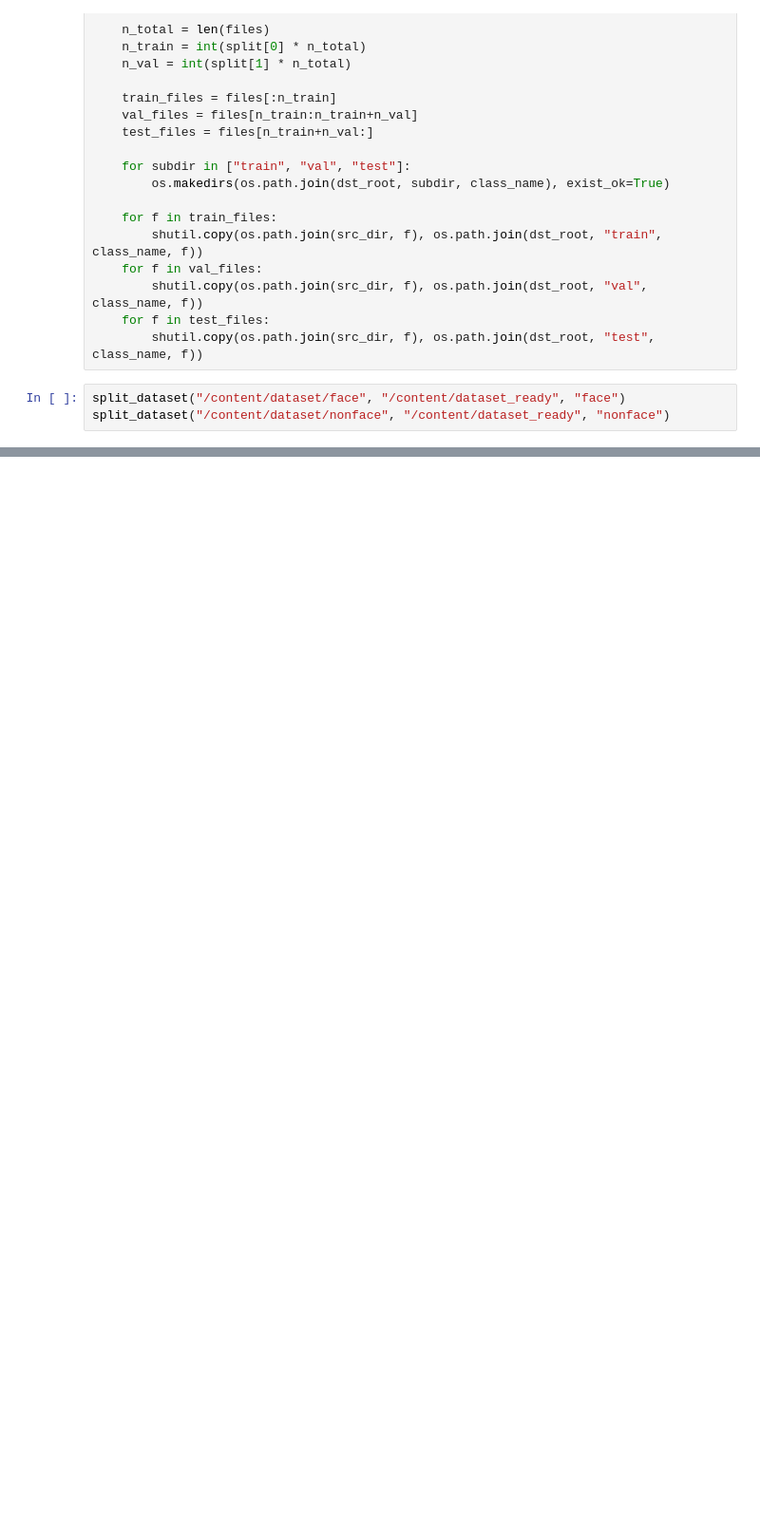
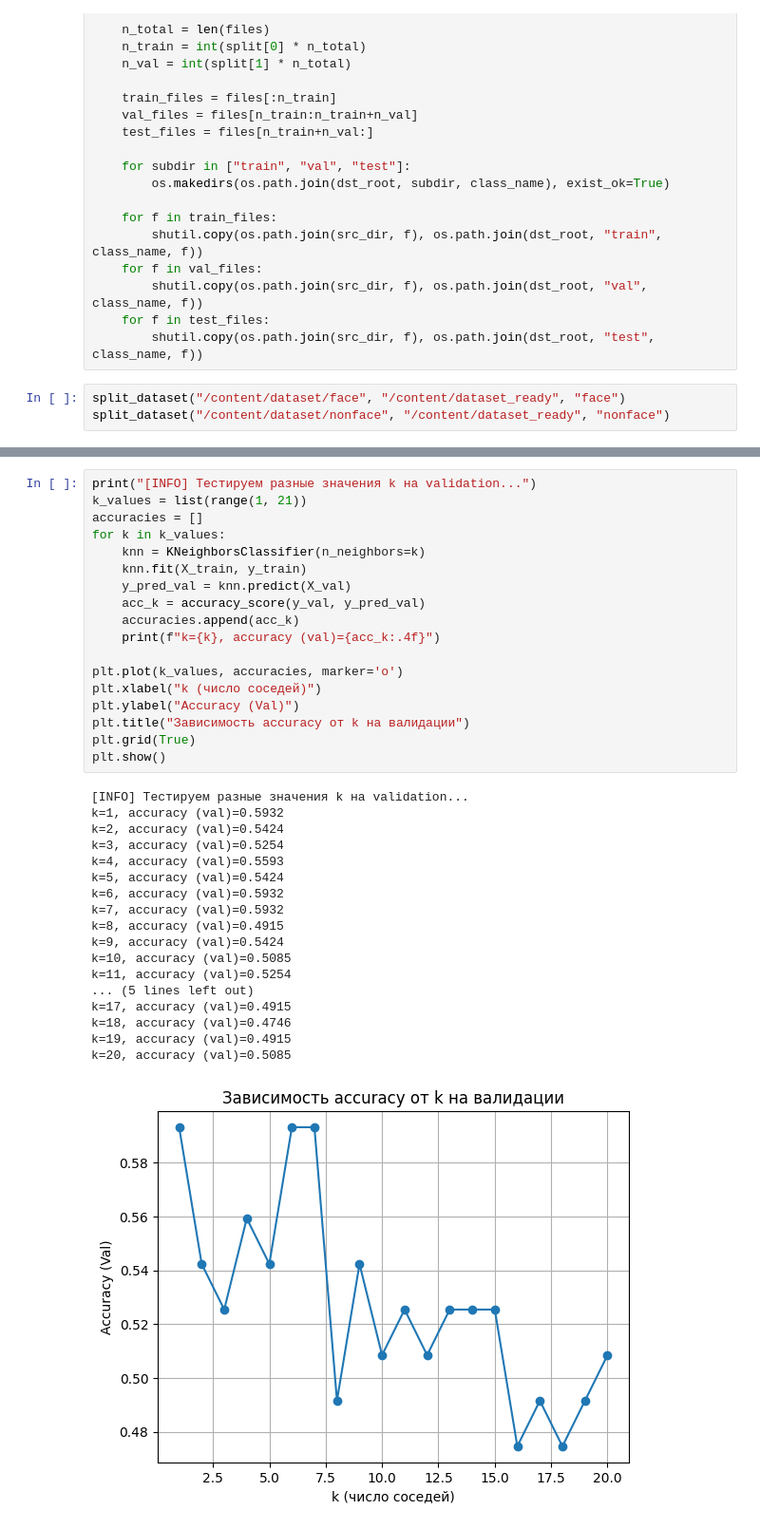
Before and after one commit to likoscp/face_detection, a Jupyter notebook: face_detector.ipynb, the cells around one changed output, grey strips where cells are left out. Shown at 95% size. Saved outputs shown, nothing was run; the diff lists cells and outputs as text; blank space fills up the shorter version.

```diff
--- a/face_detector.ipynb
+++ b/face_detector.ipynb
@@ -198,0 +185,37 @@ Person detected: 1 (threshold=0.5)
+# %%
+print("[INFO] Тестируем разные значения k на validation...")
+k_values = list(range(1, 21))
+accuracies = []
+for k in k_values:
+    knn = KNeighborsClassifier(n_neighbors=k)
+    knn.fit(X_train, y_train)
+    y_pred_val = knn.predict(X_val)
+    acc_k = accuracy_score(y_val, y_pred_val)
+    accuracies.append(acc_k)
+    print(f"k={k}, accuracy (val)={acc_k:.4f}")
+
+plt.plot(k_values, accuracies, marker='o')
+plt.xlabel("k (число соседей)")
+plt.ylabel("Accuracy (Val)")
+plt.title("Зависимость accuracy от k на валидации")
+plt.grid(True)
+plt.show()
+# %% [output]
+[INFO] Тестируем разные значения k на validation...
+k=1, accuracy (val)=0.5932
+k=2, accuracy (val)=0.5424
+k=3, accuracy (val)=0.5254
+k=4, accuracy (val)=0.5593
+k=5, accuracy (val)=0.5424
+k=6, accuracy (val)=0.5932
+k=7, accuracy (val)=0.5932
+k=8, accuracy (val)=0.4915
+k=9, accuracy (val)=0.5424
+k=10, accuracy (val)=0.5085
+k=11, accuracy (val)=0.5254
+... (5 lines left out)
+k=17, accuracy (val)=0.4915
+k=18, accuracy (val)=0.4746
+k=19, accuracy (val)=0.4915
+k=20, accuracy (val)=0.5085
+[figure, added]
```
Also changed, not shown: parts of 7 cells of this notebook.
